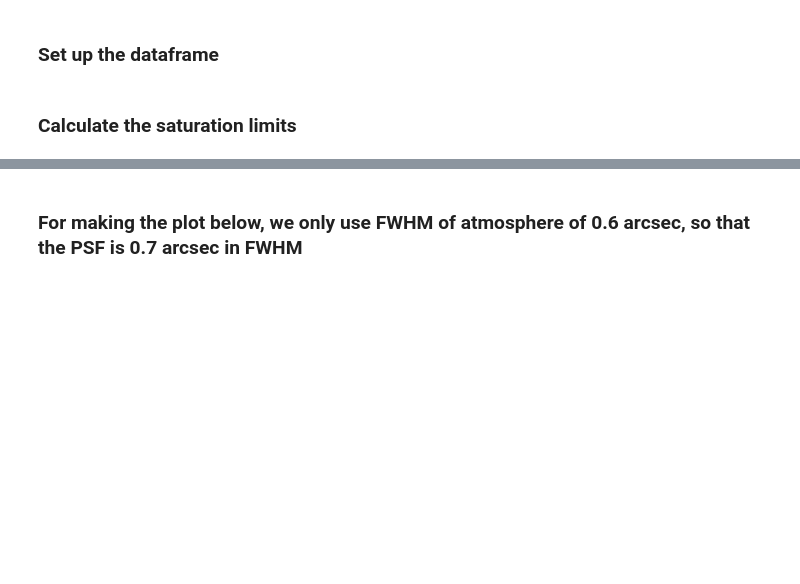
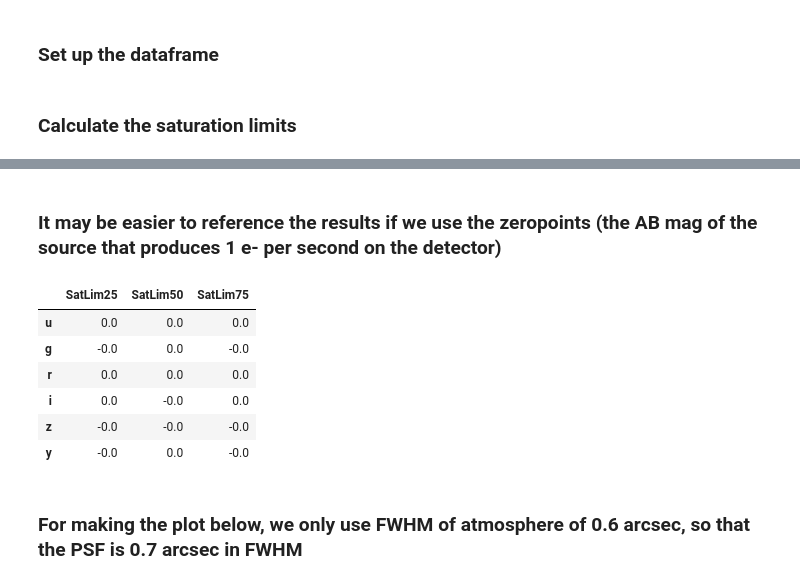
Before and after one commit to bxin/scratchBook, a Jupyter notebook: saturation_limit/saturation_limit.ipynb, the cells around one changed output, grey strips where cells are left out. Cells and saved outputs as stored; diff of their text form; code cells hidden in the pictures; blank space fills up the shorter version.

```diff
--- a/saturation_limit/saturation_limit.ipynb
+++ b/saturation_limit/saturation_limit.ipynb
@@ -110,3 +111,5 @@ d.join(m5)
 | i | 15.935214 | 15.543886 | 15.125921 | 0.80 | 0.70960 | 20.477419 | 1173.487799 | 27.879556 | 0.079889 | 0.085493 | ... |
 | z | 15.541918 | 15.150590 | 14.732626 | 0.78 | 0.69316 | 19.599578 | 1782.992383 | 27.481805 | 0.055384 | 0.057871 | ... |
 | y | 14.751930 | 14.360602 | 13.942638 | 0.76 | 0.67672 | 18.610405 | 2371.023361 | 26.687500 | 0.026648 | 0.030944 | ... |
+# %% [markdown]
+### It may be easier to reference the results if we use the zeropoints (the AB mag of the source that produces 1 e- per second on the detector)
@@ -113,3 +126,13 @@ d.join(m5)
+# %%
+round(d_zp - d)  #should be idential to above calculations
+# %% [output]
+|  | SatLim25 | SatLim50 | SatLim75 |
+| u | 0.0 | 0.0 | 0.0 |
+| g | -0.0 | 0.0 | -0.0 |
+| r | 0.0 | 0.0 | 0.0 |
+| i | 0.0 | -0.0 | 0.0 |
+| z | -0.0 | -0.0 | -0.0 |
+| y | -0.0 | 0.0 | -0.0 |
 # %% [markdown]
 ### For making the plot below, we only use FWHM of atmosphere of 0.6 arcsec, so that the PSF is 0.7 arcsec in FWHM
 # %%
```
Also changed, not shown: parts of 22 cells of this notebook, 7 other files.
